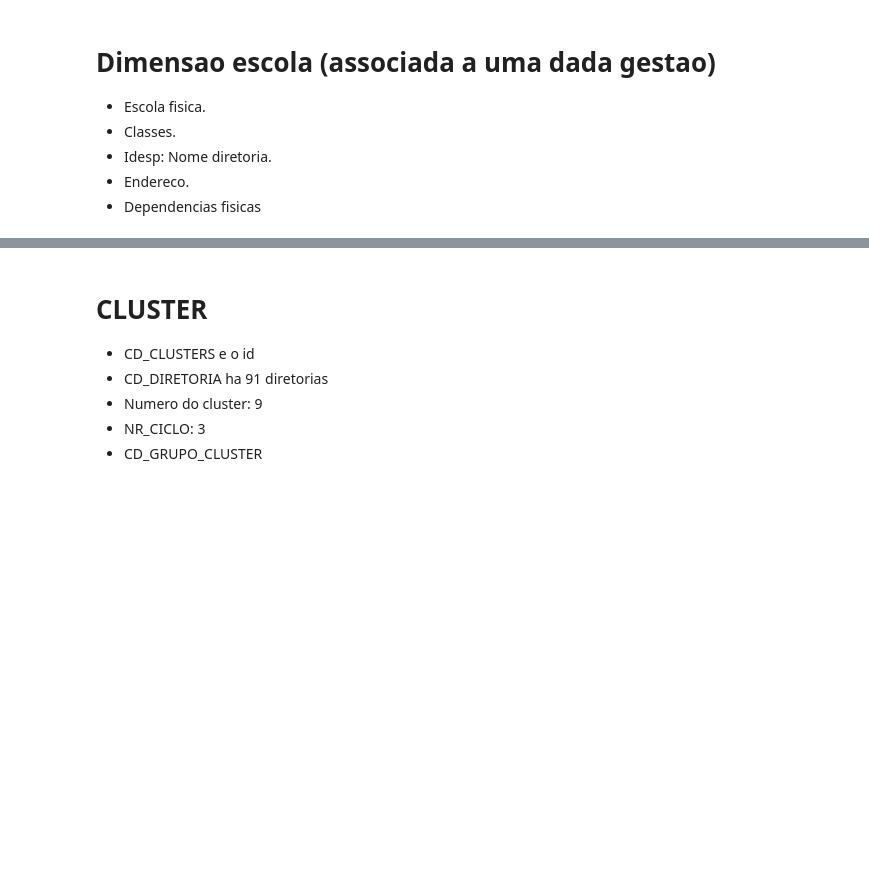
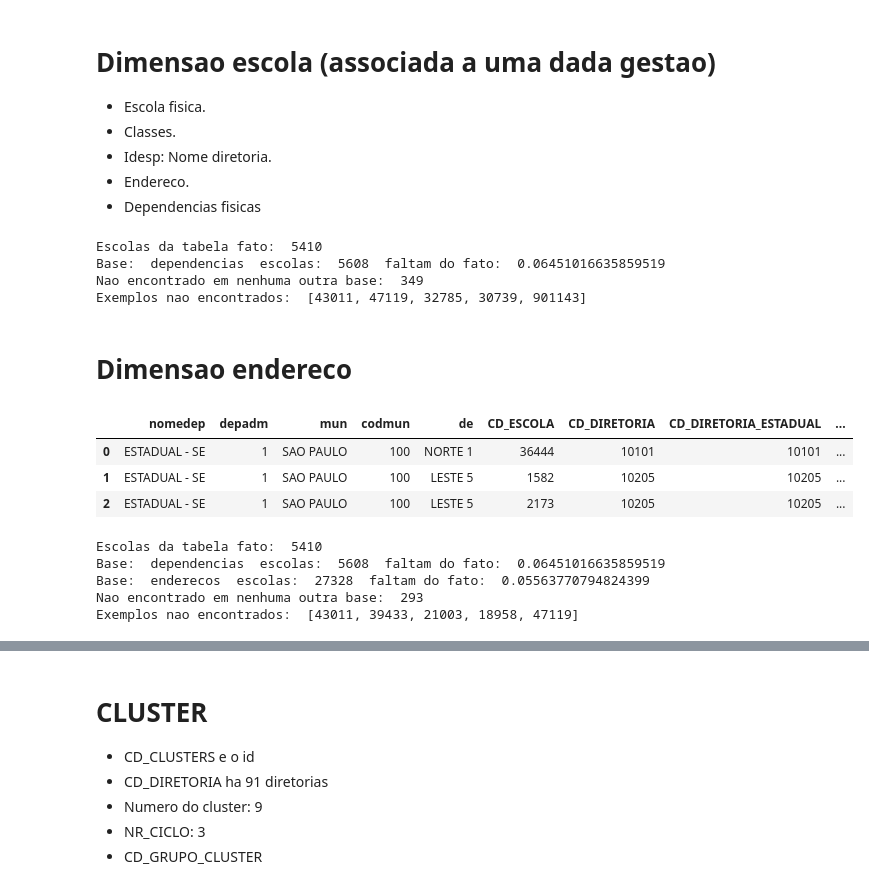
Before and after one commit to vultor33/DesafioSeduc, a Jupyter notebook: Avaliacao_escolas.ipynb, the cells around one changed output, grey strips where cells are left out. Saved outputs shown, nothing was run; the diff lists cells and outputs as text; code cells hidden in the pictures; blank space fills up the shorter version.

```diff
--- a/Avaliacao_escolas.ipynb
+++ b/Avaliacao_escolas.ipynb
@@ -46,0 +59,29 @@ dep = dep.rename({'CODESC': 'id_escola'}, axis=1)
+# %%
+aponta_diferencas([['dependencias', escolas_dep]])
+# %% [output]
+Escolas da tabela fato:  5410
+Base:  dependencias  escolas:  5608  faltam do fato:  0.06451016635859519
+Nao encontrado em nenhuma outra base:  349
+Exemplos nao encontrados:  [43011, 47119, 32785, 30739, 901143]
+# %% [markdown]
+# Dimensao endereco
+# %%
+arquivo = 'D:\\DESAFIO_SEDUC\\dados-VERSAO_1\\escolas_enderecos\\11_escolas_enderecos_0.csv'
+with open(arquivo, encoding="utf8") as file_in:
+    lines = []
+    for line in file_in:
+        lines.append(line)
+dados_lines = []
+len_lines = len(lines[0].split(','))
+for line in lines[1:]:
+    line = line.rstrip().split(',')
+    if len(line) == len_lines:  # linhas com numero incorreto de colunas foram descartadas (1)
+        dados_lines.append(line)
+end = pd.DataFrame(data=dados_lines)
+end.columns = lines[0].split(',')
+end.head(3)
+# %% [output]
+|  | nomedep | depadm | mun | codmun | de | CD_ESCOLA | CD_DIRETORIA | CD_DIRETORIA_ESTADUAL | ... |
+| 0 | ESTADUAL - SE | 1 | SAO PAULO | 100 | NORTE 1 | 36444 | 10101 | 10101 | ... |
+| 1 | ESTADUAL - SE | 1 | SAO PAULO | 100 | LESTE 5 | 1582 | 10205 | 10205 | ... |
+| 2 | ESTADUAL - SE | 1 | SAO PAULO | 100 | LESTE 5 | 2173 | 10205 | 10205 | ... |
@@ -46,0 +92,11 @@ dep = dep.rename({'CODESC': 'id_escola'}, axis=1)
+# %%
+aponta_diferencas([
+    ['dependencias', escolas_dep],
+    ['enderecos',escolas_end]
+])
+# %% [output]
+Escolas da tabela fato:  5410
+Base:  dependencias  escolas:  5608  faltam do fato:  0.06451016635859519
+Base:  enderecos  escolas:  27328  faltam do fato:  0.05563770794824399
+Nao encontrado em nenhuma outra base:  293
+Exemplos nao encontrados:  [43011, 39433, 21003, 18958, 47119]
```
Also changed, not shown: parts of 40 cells of this notebook, 3 other files.
